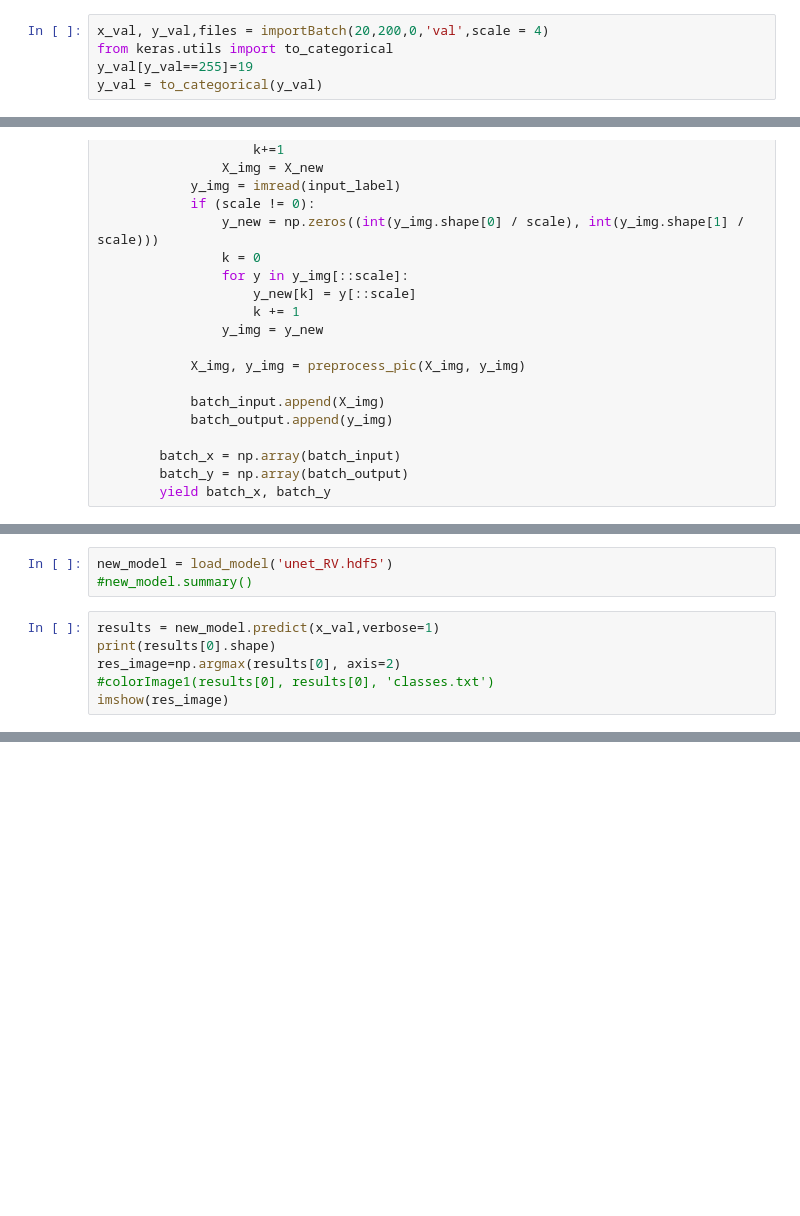
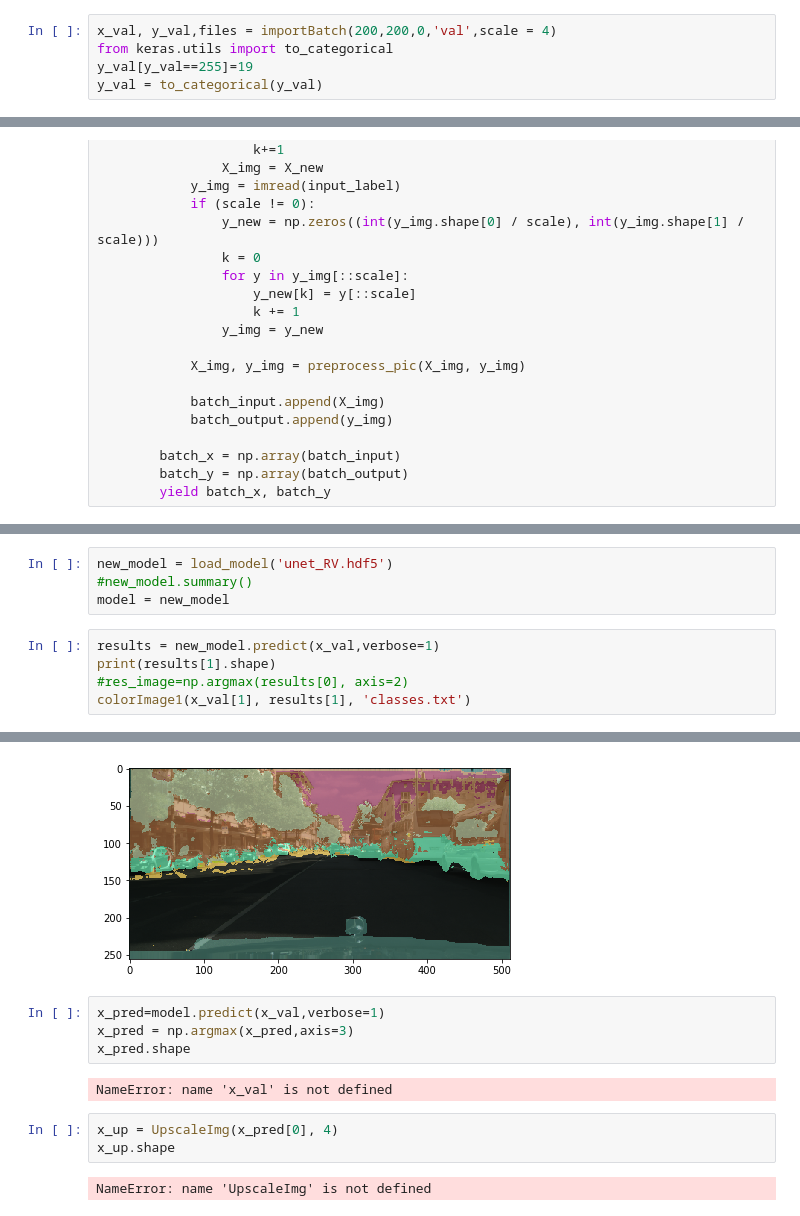
Before and after one commit to boberdober17/SiriusCV, a Jupyter notebook: CityScapesRV.ipynb, the cells around one changed output, grey strips where cells are left out. Cells and saved outputs as stored; diff of their text form; blank space fills up the shorter version.

```diff
--- a/CityScapesRV.ipynb
+++ b/CityScapesRV.ipynb
@@ -20,7 +19,7 @@ env: CITYSCAPES_DATASET=/home/rvygon/data/
 #%run  cityscapesscripts/preparation/createTrainIdInstanceImgs
 #%run  cityscapesscripts/preparation/createTrainIdInstanceImgs
 # %%
-x_val, y_val,files = importBatch(20,200,0,'val',scale = 4)
+x_val, y_val,files = importBatch(200,200,0,'val',scale = 4)
 from keras.utils import to_categorical
 y_val[y_val==255]=19
 y_val = to_categorical(y_val)
@@ -134,9 +138,10 @@ Epoch 1/8
 # %%
 new_model = load_model('unet_RV.hdf5')
 #new_model.summary()
+model = new_model
 # %%
 results = new_model.predict(x_val,verbose=1)
-print(results[0].shape)
-res_image=np.argmax(results[0], axis=2)
-#colorImage1(results[0], results[0], 'classes.txt')
-imshow(res_image)
+print(results[1].shape)
+#res_image=np.argmax(results[0], axis=2)
+colorImage1(x_val[1], results[1], 'classes.txt')
+# %% [output]
@@ -143,2 +150,14 @@ imshow(res_image)
+[figure, added]
+# %%
+x_pred=model.predict(x_val,verbose=1)
+x_pred = np.argmax(x_pred,axis=3)
+x_pred.shape
+# %% [output]
+NameError: name 'x_val' is not defined
+# %%
+x_up = UpscaleImg(x_pred[0], 4)
+x_up.shape
+# %% [output]
+NameError: name 'UpscaleImg' is not defined
 # %%
 def eval_model(model):
```
Also changed, not shown: parts of 5 cells of this notebook, 1 other file.
